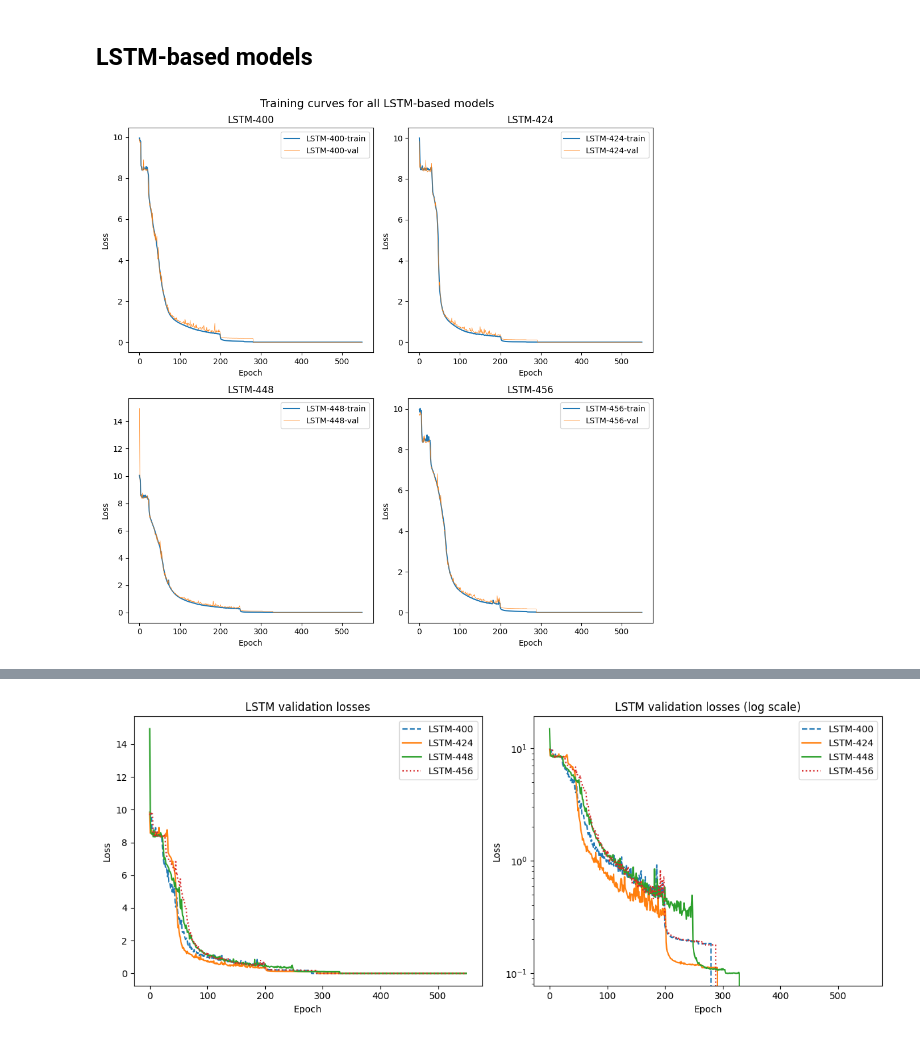
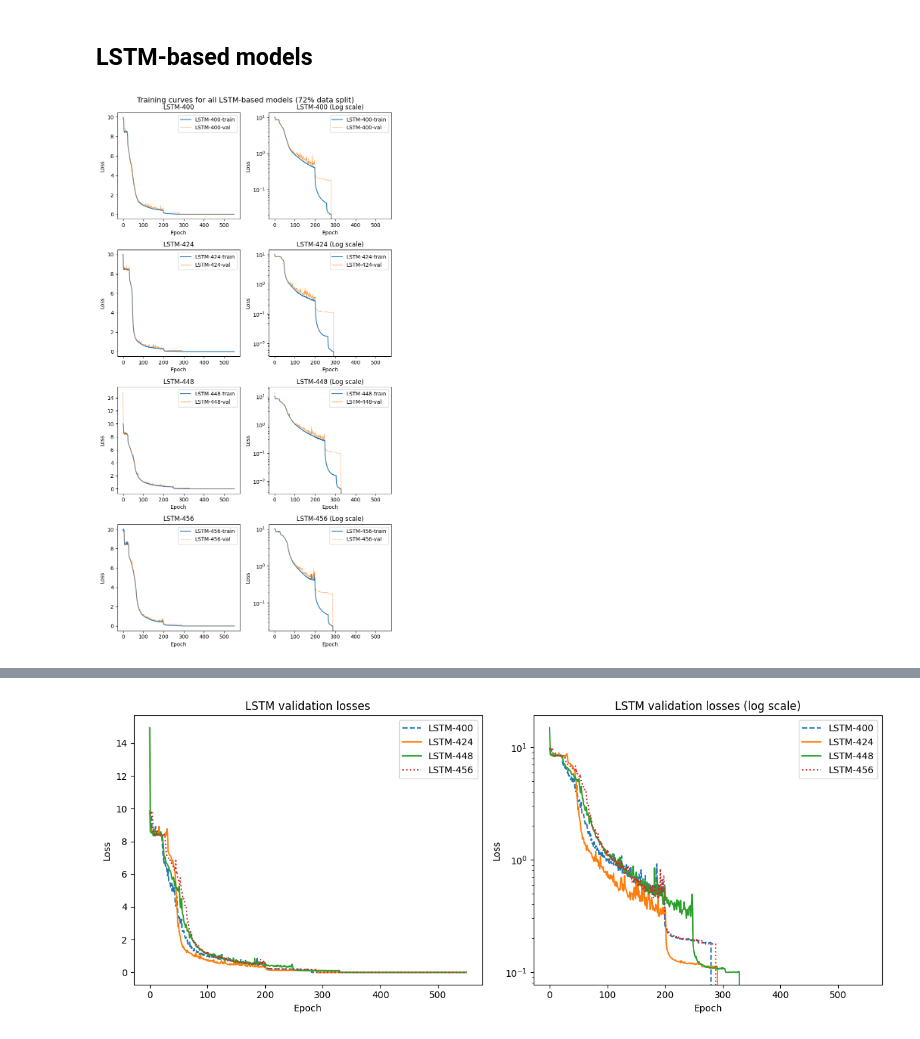
Before and after one commit to lorrespz/CICY4-Deep-learning-hybrid-recurrent-NNs-main, a Jupyter notebook: cicy4-data-training-curves-processing.ipynb, the cells around one changed output, grey strips where cells are left out. Cells and saved outputs as stored; diff of their text form; code cells hidden in the pictures.

```diff
--- a/cicy4-data-training-curves-processing.ipynb
+++ b/cicy4-data-training-curves-processing.ipynb
@@ -200,8 +181,11 @@ plt.savefig('Hodge_numbers_distributions')
 # %% [markdown]
 ## CNN-GRU hybrid models
 # %%
-loss_dict_cnn_gru = pd.read_csv('/kaggle/input/calabi-yau-cicy-4-folds/train-validation-losses/loss-dict-cnn-gru-384.csv')
+loss_dict_cnn_gru_384 = pd.read_csv('/kaggle/input/calabi-yau-cicy-4-folds/train-validation-losses/loss-dict-cnn-gru-384.csv')
 loss_dict_cnn_gru_416 = pd.read_csv('/kaggle/input/calabi-yau-cicy-4-folds/train-validation-losses/loss-dict-cnn-gru-416.csv')
 loss_dict_resnet_gru_256 = pd.read_csv('/kaggle/input/calabi-yau-cicy-4-folds/train-validation-losses/loss-dict-resnet-gru-256.csv')
 loss_dict_resnet_gru_400 = pd.read_csv('/kaggle/input/calabi-yau-cicy-4-folds/train-validation-losses/loss-dict-resnet-gru-400.csv')
+
+loss_dict_cnn_gru_list = [loss_dict_cnn_gru_384, loss_dict_cnn_gru_416,loss_dict_resnet_gru_256,loss_dict_resnet_gru_400]
+titles = ['CNN-GRU-384','CNN-GRU-416','ResNet-GRU-256','ResNet-GRU-400']
 # %%
@@ -309,4 +242,7 @@ loss_dict_cnn_lstm_256 = pd.read_csv('/kaggle/input/calabi-yau-cicy-4-folds/trai
 loss_dict_cnn_lstm_384 =pd.read_csv('/kaggle/input/calabi-yau-cicy-4-folds/train-validation-losses/loss_dict_cnn_lstm_384.csv')
 loss_dict_cnn_lstm_400 =pd.read_csv('/kaggle/input/calabi-yau-cicy-4-folds/train-validation-losses/loss_dict_cnn_lstm_400.csv')
 loss_dict_cnn_lstm_416 =pd.read_csv('/kaggle/input/calabi-yau-cicy-4-folds/train-validation-losses/loss_dict_cnn_lstm_416.csv')
+# %%
+loss_dict_cnn_lstm_list = [loss_dict_cnn_lstm_256, loss_dict_cnn_lstm_384,loss_dict_cnn_lstm_400,loss_dict_cnn_lstm_416]
+titles = ['CNN-LSTM-256','CNN-LSTM-384','CNN-LSTM-400','CNN-LSTM-416']
 # %%
@@ -430,38 +313,29 @@ loss_dict_lstm_400 =pd.read_csv('/kaggle/input/calabi-yau-cicy-4-folds/train-val
 loss_dict_lstm_424 =pd.read_csv('/kaggle/input/calabi-yau-cicy-4-folds/train-validation-losses/loss-dict-lstm-424.csv')
 loss_dict_lstm_448 =pd.read_csv('/kaggle/input/calabi-yau-cicy-4-folds/train-validation-losses/loss-dict-lstm-448.csv')
 loss_dict_lstm_456 =pd.read_csv('/kaggle/input/calabi-yau-cicy-4-folds/train-validation-losses/loss_dict_lstm_456.csv')
+# %%
+loss_dict_lstm_list = [loss_dict_lstm_400, loss_dict_lstm_424,loss_dict_lstm_448,loss_dict_lstm_456]
+titles = ['LSTM-400','LSTM-424','LSTM-448','LSTM-456']
 # %%
-#LSTM MODELS NORMAL SCALE
-fig, ax = plt.subplots(2,2, figsize = (10,10), tight_layout = True)
+#LSTM NORMAL + LOG SCALE
+fig, ax = plt.subplots(4,2, figsize = (8, 15), tight_layout = True)
+for i in range(4):
+    ax[i,0].plot(loss_dict_lstm_list[i][['train_loss']], label = f'{titles[i]}-train')
+    ax[i,0].plot(loss_dict_lstm_list[i][['test_loss']], label = f'{titles[i]}-val',linewidth = 0.5)
+    ax[i,0].set_xlabel('Epoch')
+    ax[i,0].set_ylabel('Loss')
+    ax[i,0].set_title(f'{titles[i]}')
+    ax[i,0].legend()
 
-ax[0,0].plot(loss_dict_lstm_400[['train_loss']], label = 'LSTM-400-train')
-ax[0,0].plot(loss_dict_lstm_400[['test_loss']], label = 'LSTM-400-val',linewidth = 0.5)
-ax[0,0].set_title('LSTM-400')
-ax[0,0].set_xlabel('Epoch')
-ax[0,0].set_ylabel('Loss')
-ax[0,0].legend()
+    ax[i,1].plot(loss_dict_lstm_list[i][['train_loss']], label = f'{titles[i]}-train')
+    ax[i,1].plot(loss_dict_lstm_list[i][['test_loss']], label = f'{titles[i]}-val',linewidth = 0.5)
+    ax[i,1].set_xlabel('Epoch')
+    ax[i,1].set_ylabel('Loss')
+    ax[i,1].set_title(f'{titles[i]} (Log scale)')
+    ax[i,1].legend()
+    ax[i,1].set_yscale('log')
 
-ax[0,1].plot(loss_dict_lstm_424[['train_loss']], label = 'LSTM-424-train')
-ax[0,1].plot(loss_dict_lstm_424[['test_loss']], label = 'LSTM-424-val',linewidth = 0.5)
-ax[0,1].set_title('LSTM-424')
-ax[0,1].set_xlabel('Epoch')
-ax[0,1].set_ylabel('Loss')
-ax[0,1].legend()
-
-ax[1,0].plot(loss_dict_lstm_448[['train_loss']], label = 'LSTM-448-train')
-ax[1,0].plot(loss_dict_lstm_448[['test_loss']], label = 'LSTM-448-val',linewidth = 0.5)
-ax[1,0].set_title('LSTM-448')
-ax[1,0].set_xlabel('Epoch')
-ax[1,0].set_ylabel('Loss')
-ax[1,0].legend()
-
-ax[1,1].plot(loss_dict_lstm_456[['train_loss']], label = 'LSTM-456-train')
-ax[1,1].plot(loss_dict_lstm_456[['test_loss']], label = 'LSTM-456-val',linewidth = 0.5)
-ax[1,1].set_title('LSTM-456')
-ax[1,1].set_xlabel('Epoch')
-ax[1,1].set_ylabel('Loss')
-ax[1,1].legend()
-plt.suptitle('Training curves for all LSTM-based models', fontsize = 14)
+plt.suptitle('Training curves for all LSTM-based models (72% data split)', fontsize = 14)
 plt.savefig('LSTM_train-val_losses_all')
 # %% [output]
-[figure, old version]
+[figure, new version]
```
Also changed, not shown: parts of 12 cells of this notebook.
